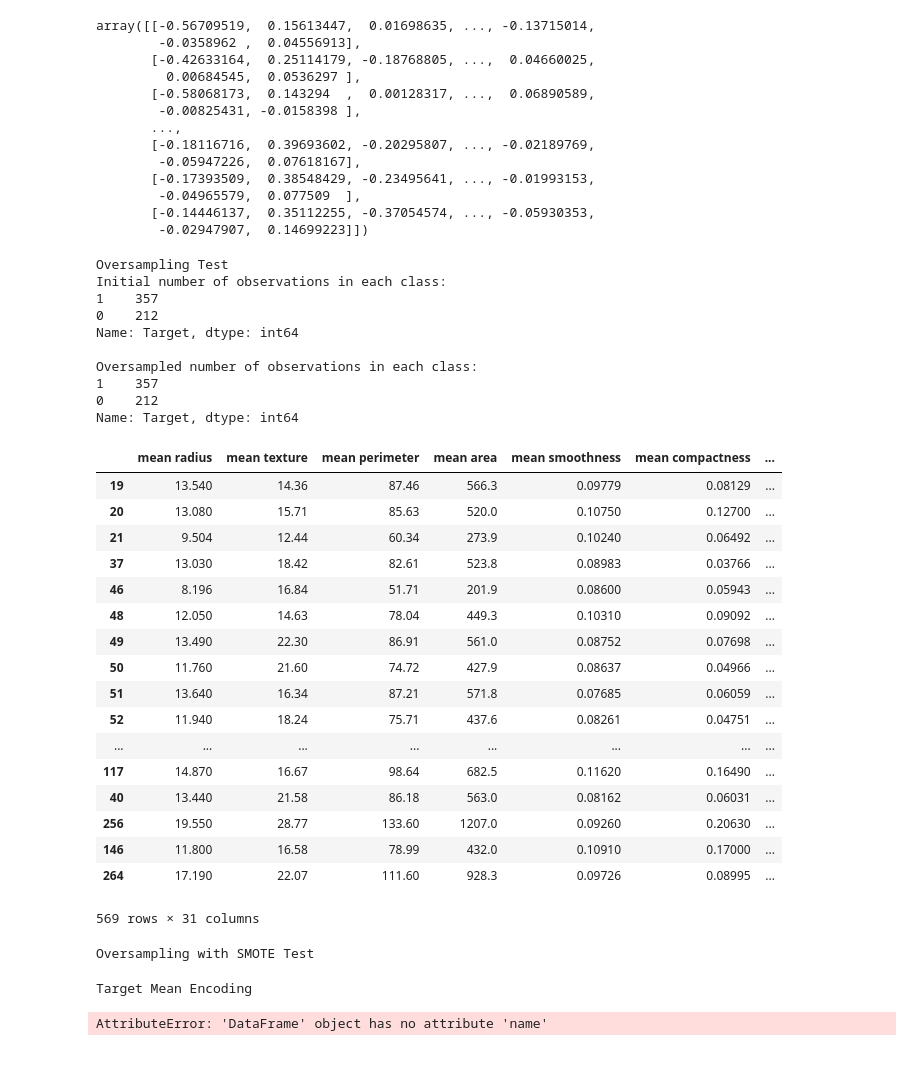
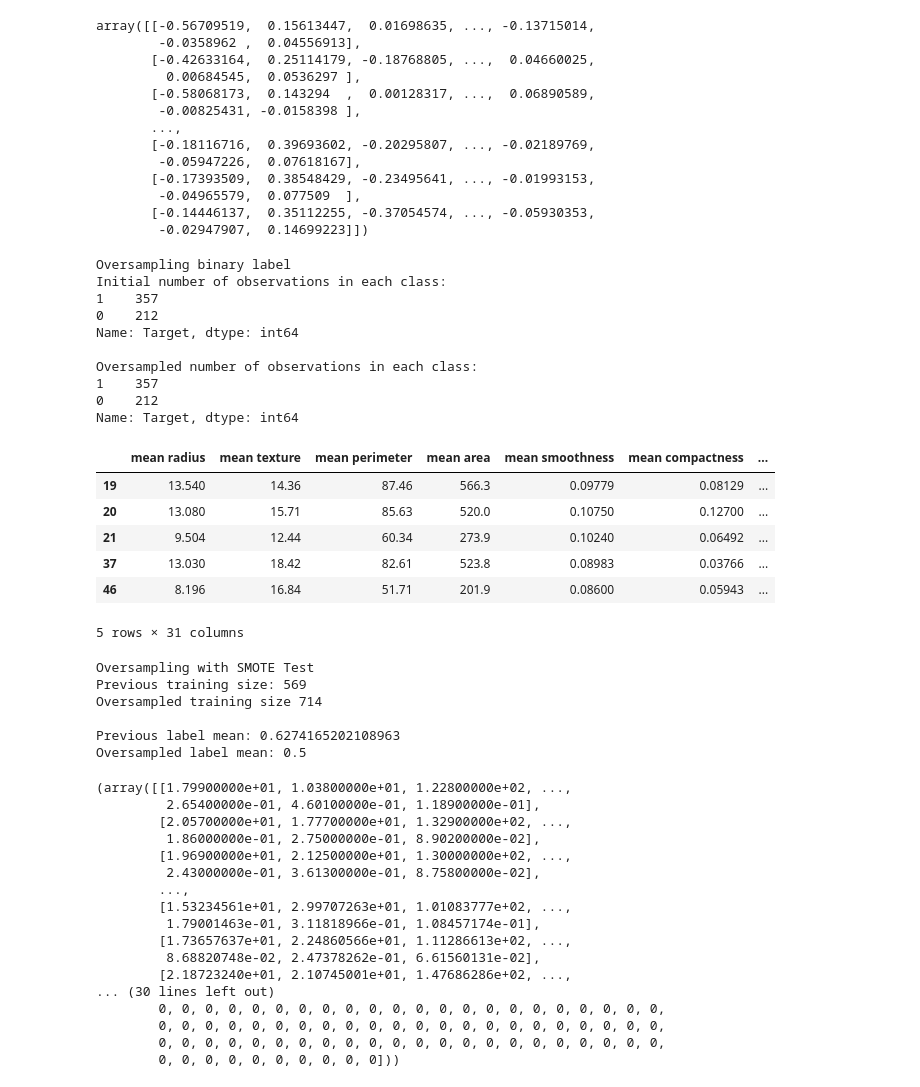
Before and after one commit to JeffMacaluso/mlcookbook, a Jupyter notebook: Example.ipynb, the cells around one changed output. Cells and saved outputs as stored; diff of their text form; code cells hidden in the pictures.

```diff
--- a/Example.ipynb
+++ b/Example.ipynb
@@ -1,15 +1,24 @@
 # %%
 import numpy as np
 import pandas as pd
+import matplotlib.pyplot as plt
 
 import mlcookbook
 
 from sklearn.datasets import load_boston, load_breast_cancer
+from seaborn import load_dataset
+
+%matplotlib inline
+
+mlcookbook.diagnostics()
 
 boston_data = load_boston()
 data = pd.DataFrame(boston_data.data, columns=boston_data.feature_names)
 data['Target'] = boston_data.target
 
 breast_cancer_data = load_breast_cancer()
-categorical_data = pd.DataFrame(breast_cancer_data.data, columns=breast_cancer_data.feature_names)
+categorical_data = pd.DataFrame(
+    breast_cancer_data.data, columns=breast_cancer_data.feature_names)
 categorical_data['Target'] = breast_cancer_data.target
+
+titanic_data = load_dataset('titanic')
@@ -163,46 +185,51 @@ array([[-0.56709519,  0.15613447,  0.01698635, ..., -0.13715014,
         -0.02947907,  0.14699223]])
 # %%
 print('Oversampling binary label')
-mlcookbook.process.oversample_binary_label(categorical_data, 'Target')  # TODO: Fix this one
+# TODO: Fix the oversampled number in each class
+mlcookbook.process.oversample_binary_label(categorical_data, 'Target').head()
 # %% [output]
-Oversampling Test
+Oversampling binary label
 Initial number of observations in each class:
 1    357
 0    212
 Name: Target, dtype: int64
 
 Oversampled number of observations in each class:
 1    357
 0    212
 Name: Target, dtype: int64
 |  | mean radius | mean texture | mean perimeter | mean area | mean smoothness | mean compactness | ... |
 | 19 | 13.540 | 14.36 | 87.46 | 566.3 | 0.09779 | 0.08129 | ... |
 | 20 | 13.080 | 15.71 | 85.63 | 520.0 | 0.10750 | 0.12700 | ... |
 | 21 | 9.504 | 12.44 | 60.34 | 273.9 | 0.10240 | 0.06492 | ... |
 | 37 | 13.030 | 18.42 | 82.61 | 523.8 | 0.08983 | 0.03766 | ... |
 | 46 | 8.196 | 16.84 | 51.71 | 201.9 | 0.08600 | 0.05943 | ... |
-| 48 | 12.050 | 14.63 | 78.04 | 449.3 | 0.10310 | 0.09092 | ... |
-| 49 | 13.490 | 22.30 | 86.91 | 561.0 | 0.08752 | 0.07698 | ... |
-| 50 | 11.760 | 21.60 | 74.72 | 427.9 | 0.08637 | 0.04966 | ... |
-| 51 | 13.640 | 16.34 | 87.21 | 571.8 | 0.07685 | 0.06059 | ... |
-| 52 | 11.940 | 18.24 | 75.71 | 437.6 | 0.08261 | 0.04751 | ... |
-| ... | ... | ... | ... | ... | ... | ... | ... |
-| 117 | 14.870 | 16.67 | 98.64 | 682.5 | 0.11620 | 0.16490 | ... |
-| 40 | 13.440 | 21.58 | 86.18 | 563.0 | 0.08162 | 0.06031 | ... |
-| 256 | 19.550 | 28.77 | 133.60 | 1207.0 | 0.09260 | 0.20630 | ... |
-| 146 | 11.800 | 16.58 | 78.99 | 432.0 | 0.10910 | 0.17000 | ... |
-| 264 | 17.190 | 22.07 | 111.60 | 928.3 | 0.09726 | 0.08995 | ... |
-569 rows × 31 columns
+5 rows × 31 columns
 # %%
 print('Oversampling with SMOTE Test')
-# TODO: Fix this
-# mlcookbook.process.fit_PCA(categorical_data.drop('Target', axis=1), categorical_data['Target'])
+mlcookbook.process.oversample_smote(categorical_data.drop(
+    'Target', axis=1), categorical_data['Target'])
 # %% [output]
 Oversampling with SMOTE Test
+Previous training size: 569
+Oversampled training size 714
+
+Previous label mean: 0.6274165202108963
+Oversampled label mean: 0.5
+(array([[1.79900000e+01, 1.03800000e+01, 1.22800000e+02, ...,
+         2.65400000e-01, 4.60100000e-01, 1.18900000e-01],
+        [2.05700000e+01, 1.77700000e+01, 1.32900000e+02, ...,
+         1.86000000e-01, 2.75000000e-01, 8.90200000e-02],
+        [1.96900000e+01, 2.12500000e+01, 1.30000000e+02, ...,
+         2.43000000e-01, 3.61300000e-01, 8.75800000e-02],
+        ...,
+        [1.53234561e+01, 2.99707263e+01, 1.01083777e+02, ...,
+         1.79001463e-01, 3.11818966e-01, 1.08457174e-01],
+        [1.73657637e+01, 2.24860566e+01, 1.11286613e+02, ...,
+         8.68820748e-02, 2.47378262e-01, 6.61560131e-02],
+        [2.18723240e+01, 2.10745001e+01, 1.47686286e+02, ...,
+... (30 lines left out)
+        0, 0, 0, 0, 0, 0, 0, 0, 0, 0, 0, 0, 0, 0, 0, 0, 0, 0, 0, 0, 0, 0,
+        0, 0, 0, 0, 0, 0, 0, 0, 0, 0, 0, 0, 0, 0, 0, 0, 0, 0, 0, 0, 0, 0,
+        0, 0, 0, 0, 0, 0, 0, 0, 0, 0, 0, 0, 0, 0, 0, 0, 0, 0, 0, 0, 0, 0,
+        0, 0, 0, 0, 0, 0, 0, 0, 0, 0]))
-# %%
-print('Target Mean Encoding')
-# TODO: Fix this
-mlcookbook.process.target_encode(data.drop('Target', axis=1), data.drop('Target', axis=1), data['Target'])
-# %% [output]
-Target Mean Encoding
-AttributeError: 'DataFrame' object has no attribute 'name'
```
Also changed, not shown: parts of 8 cells of this notebook, 1 other file.
